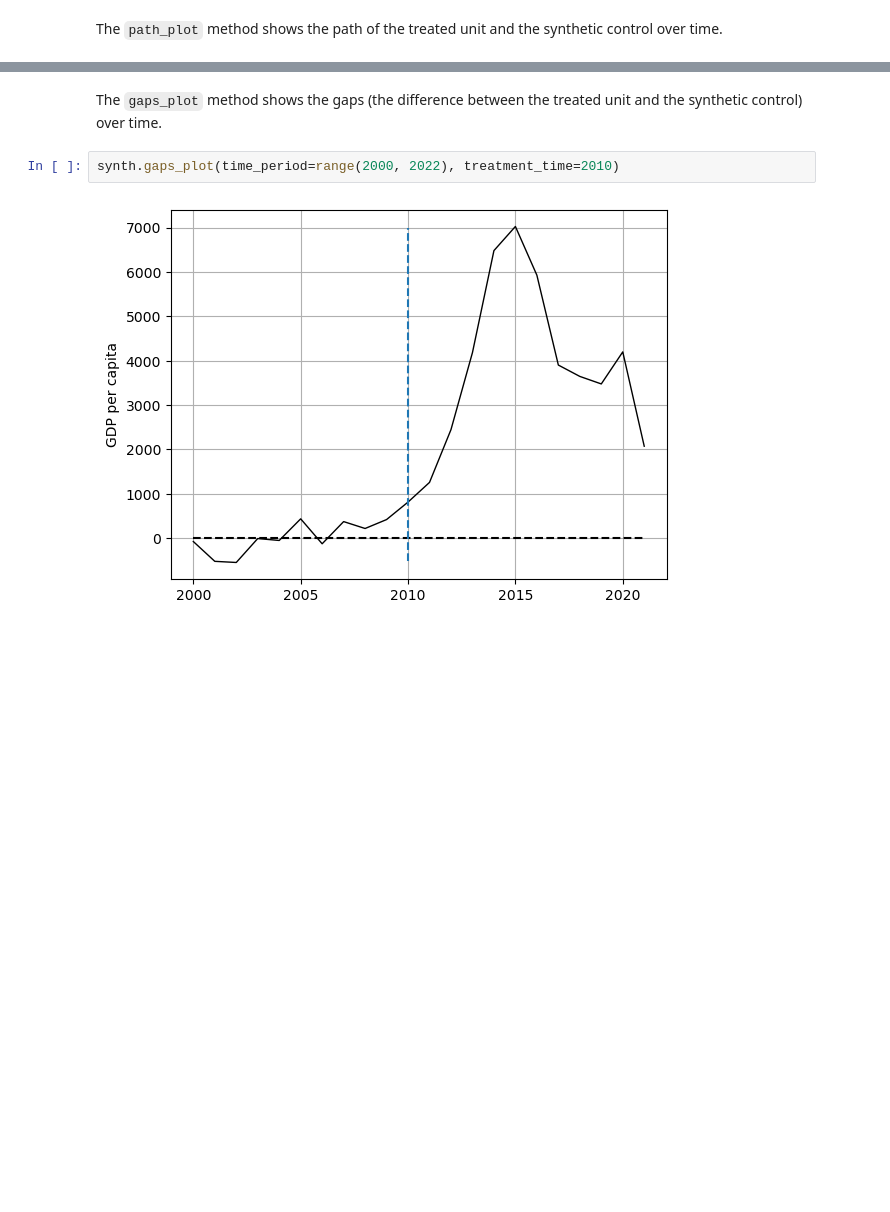
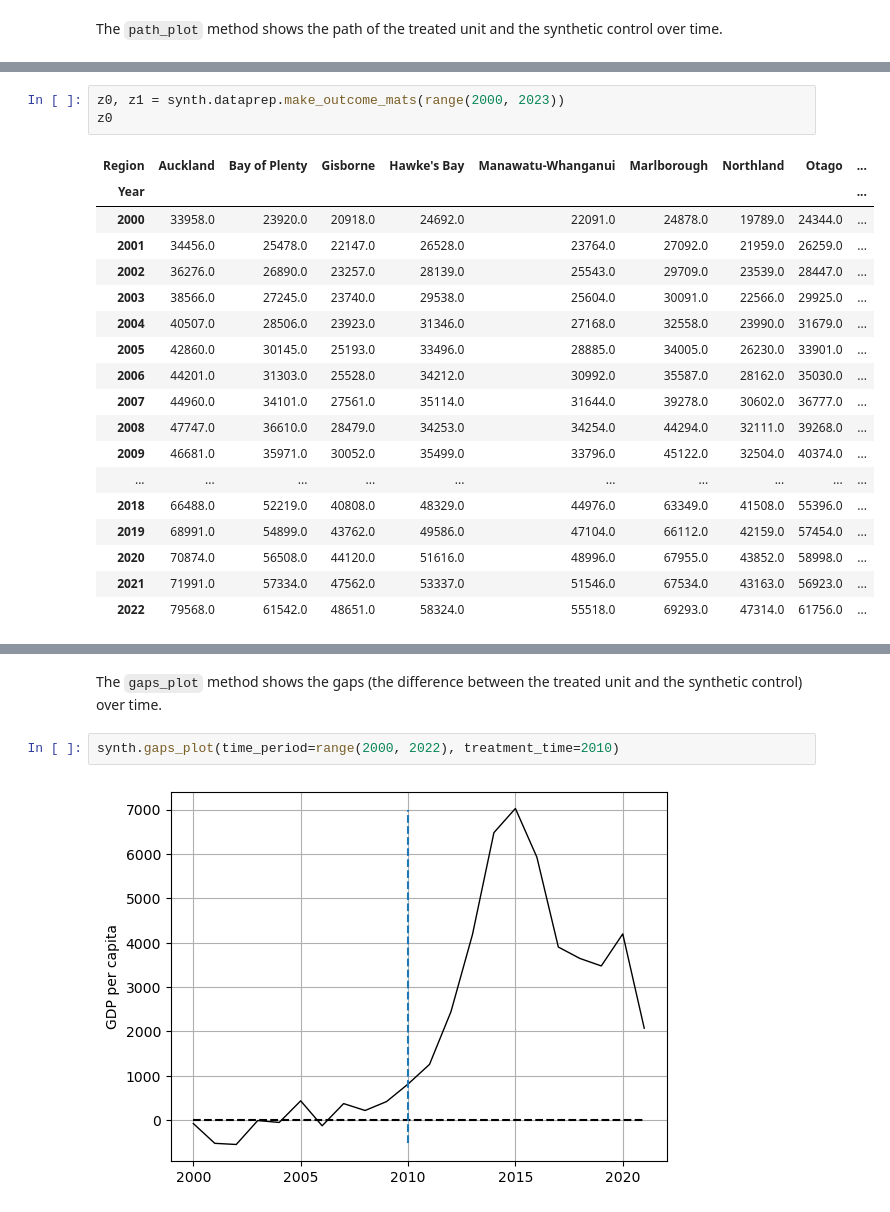
Before and after one commit to diodz/dpl-earthquakes, a Jupyter notebook: notebooks/Canterbury SCM.ipynb, the cells around one changed output, grey strips where cells are left out. Cells and saved outputs as stored; diff of their text form; blank space fills up the shorter version.

```diff
--- a/notebooks/Canterbury SCM.ipynb
+++ b/notebooks/Canterbury SCM.ipynb
@@ -122,0 +119,22 @@ synth.summary()
+# %%
+z0, z1 = synth.dataprep.make_outcome_mats(range(2000, 2023))
+z0
+# %% [output]
+| Region | Auckland | Bay of Plenty | Gisborne | Hawke's Bay | Manawatu-Whanganui | Marlborough | Northland | Otago | ... |
+| Year |  |  |  |  |  |  |  |  | ... |
+| 2000 | 33958.0 | 23920.0 | 20918.0 | 24692.0 | 22091.0 | 24878.0 | 19789.0 | 24344.0 | ... |
+| 2001 | 34456.0 | 25478.0 | 22147.0 | 26528.0 | 23764.0 | 27092.0 | 21959.0 | 26259.0 | ... |
+| 2002 | 36276.0 | 26890.0 | 23257.0 | 28139.0 | 25543.0 | 29709.0 | 23539.0 | 28447.0 | ... |
+| 2003 | 38566.0 | 27245.0 | 23740.0 | 29538.0 | 25604.0 | 30091.0 | 22566.0 | 29925.0 | ... |
+| 2004 | 40507.0 | 28506.0 | 23923.0 | 31346.0 | 27168.0 | 32558.0 | 23990.0 | 31679.0 | ... |
+| 2005 | 42860.0 | 30145.0 | 25193.0 | 33496.0 | 28885.0 | 34005.0 | 26230.0 | 33901.0 | ... |
+| 2006 | 44201.0 | 31303.0 | 25528.0 | 34212.0 | 30992.0 | 35587.0 | 28162.0 | 35030.0 | ... |
+| 2007 | 44960.0 | 34101.0 | 27561.0 | 35114.0 | 31644.0 | 39278.0 | 30602.0 | 36777.0 | ... |
+| 2008 | 47747.0 | 36610.0 | 28479.0 | 34253.0 | 34254.0 | 44294.0 | 32111.0 | 39268.0 | ... |
+| 2009 | 46681.0 | 35971.0 | 30052.0 | 35499.0 | 33796.0 | 45122.0 | 32504.0 | 40374.0 | ... |
+| ... | ... | ... | ... | ... | ... | ... | ... | ... | ... |
+| 2018 | 66488.0 | 52219.0 | 40808.0 | 48329.0 | 44976.0 | 63349.0 | 41508.0 | 55396.0 | ... |
+| 2019 | 68991.0 | 54899.0 | 43762.0 | 49586.0 | 47104.0 | 66112.0 | 42159.0 | 57454.0 | ... |
+| 2020 | 70874.0 | 56508.0 | 44120.0 | 51616.0 | 48996.0 | 67955.0 | 43852.0 | 58998.0 | ... |
+| 2021 | 71991.0 | 57334.0 | 47562.0 | 53337.0 | 51546.0 | 67534.0 | 43163.0 | 56923.0 | ... |
+| 2022 | 79568.0 | 61542.0 | 48651.0 | 58324.0 | 55518.0 | 69293.0 | 47314.0 | 61756.0 | ... |
```
Also changed, not shown: parts of 10 cells of this notebook, 4 other files.
